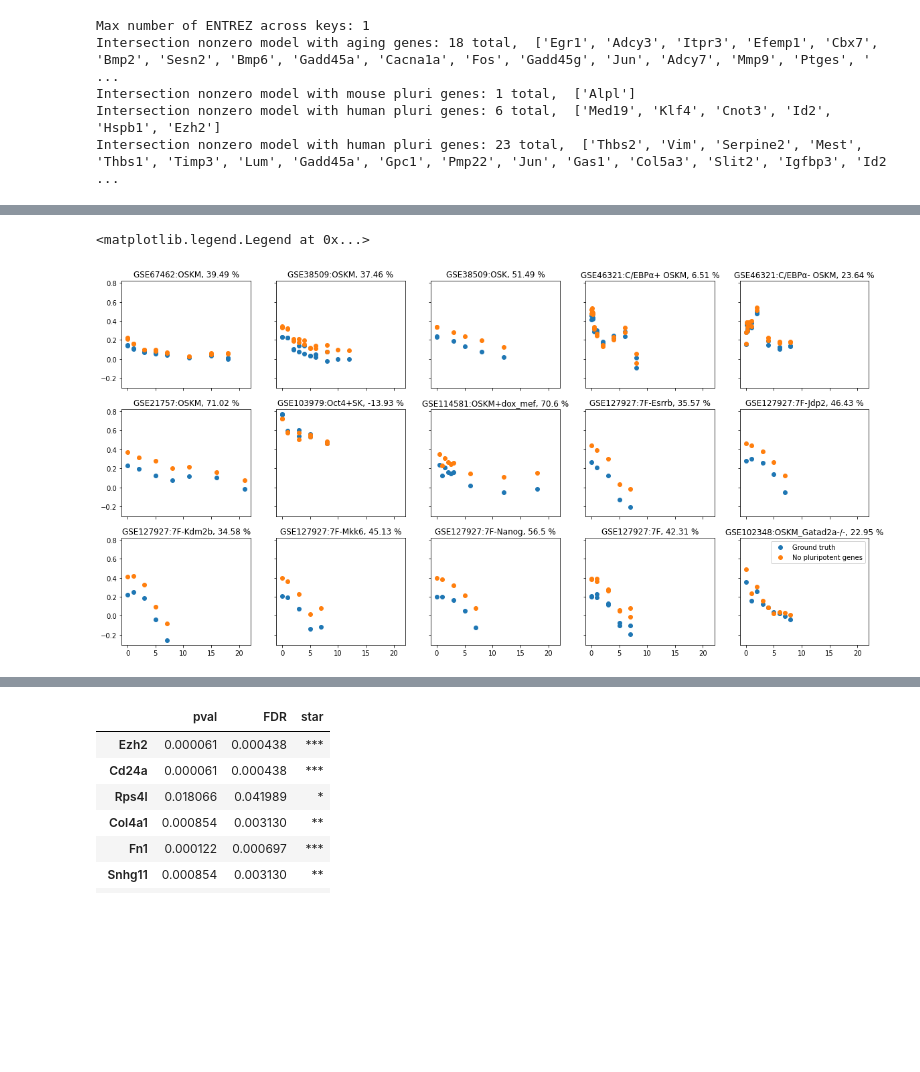
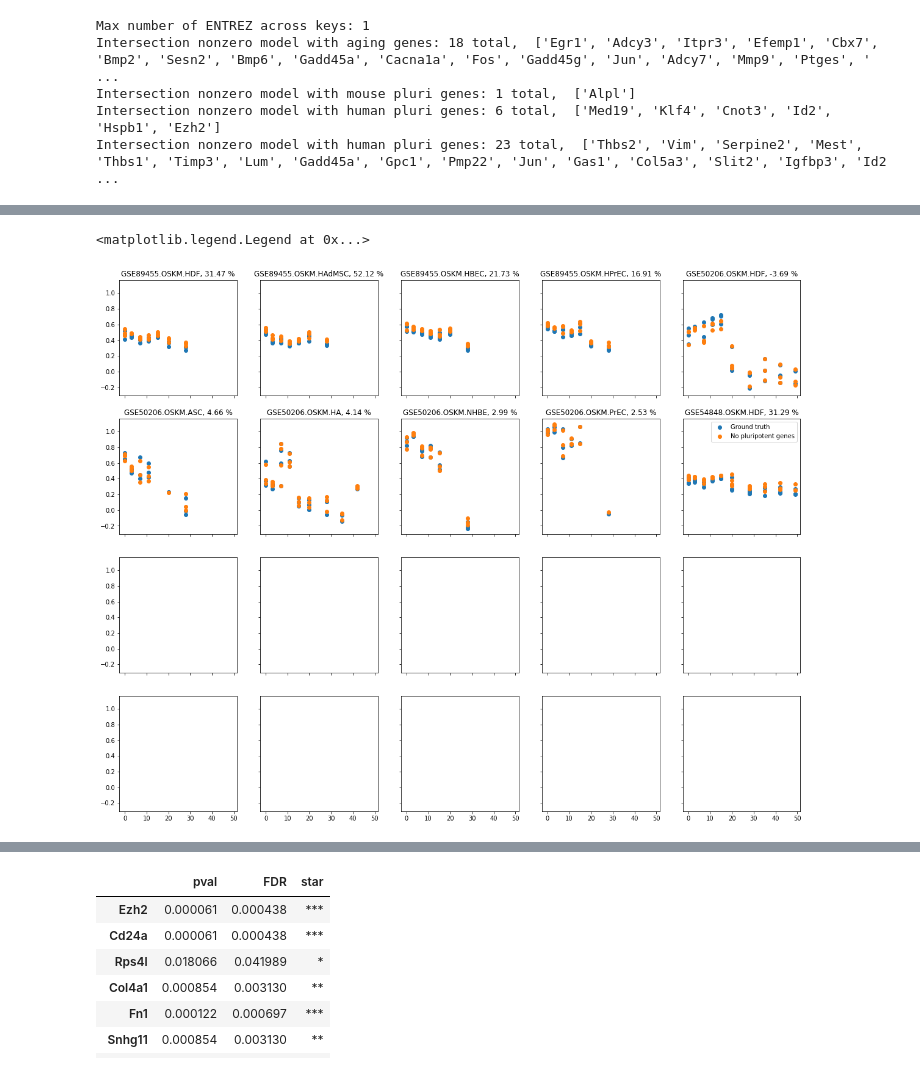
Before and after one commit to shappiron/Reprogramming_meta, a Jupyter notebook: clocks.ipynb, the cells around one changed output, grey strips where cells are left out. Saved outputs shown, nothing was run; the diff lists cells and outputs as text; code cells hidden in the pictures; blank space fills up the shorter version.

```diff
--- a/clocks.ipynb
+++ b/clocks.ipynb
@@ -101,9 +100,16 @@ pd.DataFrame(model.coef_, index=model.feature_names).to_csv('clocks/mouse_model_
+# %%
+#we upload all the data
+# species = 'mouse'
+model = joblib.load(open('clocks/final/Aging_mouse_norm.pkl', 'rb'))
+# data = pd.read_csv('clocks/mouse_exprs_norm_final_29ds.csv', index_col=0)
+# annot = pd.read_csv('clocks/mouse_data_annotation_29ds.csv', index_col="ID")
+
+species = 'human'
+#model = joblib.load(open('clocks/final/Aging_human_norm.pkl', 'rb'))
+data = pd.read_csv('clocks/final/human_exprs_norm_final.csv', index_col=0)
+annot = pd.read_csv('clocks/human_data_annotation.csv', index_col=2)
+annot['Dataset'] = annot.ID
 # %%
-#we upload all the data
-model = joblib.load(open('clocks/Aging_mouse_norm.pkl', 'rb'))
-data = pd.read_csv('clocks/mouse_exprs_norm_final_29ds.csv', index_col=0)
-annot = pd.read_csv('clocks/mouse_data_annotation_29ds.csv', index_col="ID")
-
 #mouse aging genes
 aging_genes_dataset = pd.read_csv('subdata/gene_atlas_aging.csv')
 aging_genes = aging_genes_dataset['Symbol'].tolist()
@@ -188,7 +195,9 @@ Max number of ENTREZ across keys: 1
 # %%
 #check effect of pluripotency genes knocking out.
 
-knockout = ['Lyz2', 'Alpl', 'Ezh2', 'Med19', 'Klf4', 'Cnot3', 'Id2', 'Hspb1']
+#knockout = wei_emt.tolist()
+#knockout = ['Cd44', 'Cbx1', 'Sfrp2', 'Gal', 'Spp1', 'Rest', 'Gli2', 'Klf5', 'Has2', 'Mybl2', 'Rnf2']
+knockout = ['Alpl', 'Med19', 'Klf4', 'Cnot3', 'Id2', 'Hspb1', 'Ezh2']
 wei_tmp = wei.copy()
 wei_tmp.loc[knockout, 'coef'] = 0
 coef_modified = wei_tmp.coef.values
@@ -230,7 +239,7 @@ for ds in tqdm(annot.Dataset.unique()):
     effects[ds]['max_effect'] = knockout_effect
     ground_effects[ds] = ground_rej_effect
 
-#select datsets only with significant rejuvenation effect
+#select datasets only with significant rejuvenation effect
 dataset_rejuvenation_threshold = 0.05
 passed = multipletests([v['ds_pval'] for k,v in effects.items()], dataset_rejuvenation_threshold, method='fdr_bh')[0]
 effects = {k:v for (k,v), p in zip(effects.items(), passed) if p and (k not in
@@ -270,19 +277,19 @@ plt.show()
 # %%
-fig, axes = plt.subplots(3, 5, figsize=(20, 10), sharex=True, sharey=True)
+fig, axes = plt.subplots(4, 5, figsize=(20, 16), sharex=True, sharey=True)
 for ax, (ds, v) in zip(axes.flatten(), effects.items()):
     sub_time = v['time']
     ground_pred = v['gnd']
     new_pred = v['npl']
     pval = v['pval']
     max_effect = v['max_effect']
 
     ax.set_title("%s, %s %%" % (ds, str(round(max_effect, 2))))
     ax.scatter(sub_time, ground_pred, label='Ground truth')
     ax.scatter(sub_time, new_pred, label='No pluripotent genes')
-plt.legend()
+ax.legend()
 # %% [output]
 <matplotlib.legend.Legend at 0x...>
-[figure, old version]
+[figure, new version]
 # %%
 #Check effects for all genes
 approved_datasets = list(effects.keys())
```
Also changed, not shown: parts of 32 cells of this notebook, 9 other files.
